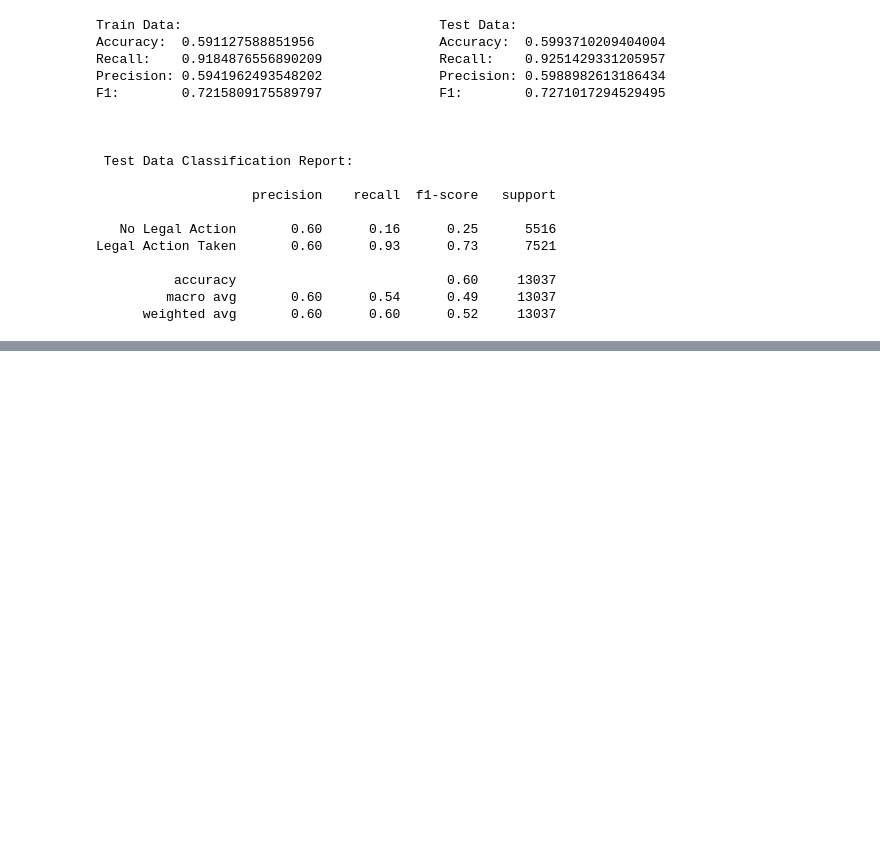
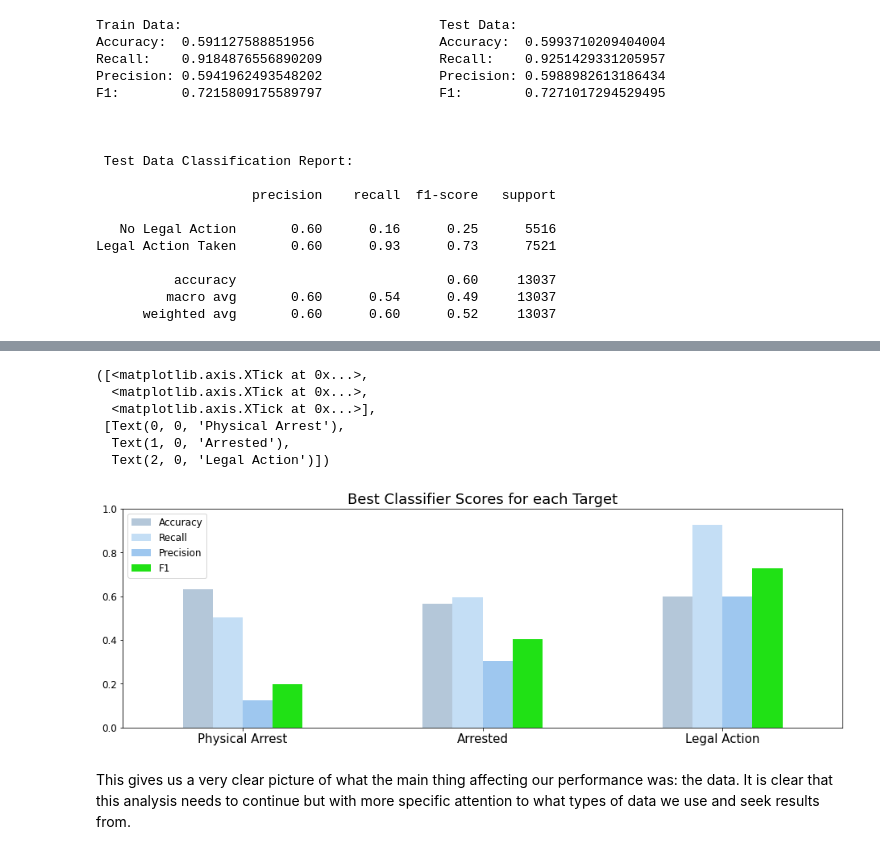
Before and after one commit to shadel96/Terry_Stops_Analysis, a Jupyter notebook: nb_3-new_features_and_targets.ipynb, the cells around one changed output, grey strips where cells are left out. Drawn from its saved outputs; the diff is of its cells as text; code cells hidden in the pictures; blank space fills up the shorter version.

```diff
--- a/nb_3-new_features_and_targets.ipynb
+++ b/nb_3-new_features_and_targets.ipynb
@@ -532,12 +553,0 @@ At the very least, we can compare the scores from all of the models we have made
-# %%
-plt.style.use('seaborn-deep')
-fig, ax = plt.subplots(figsize=(10,5))
-sns.histplot(data = df,
-             x = "Subject_Perceived_Race",
-             hue = "Legal_Action_Taken",
-             multiple='dodge', bins='auto')
-
-ax.set_xlabel('', fontsize=10)
-ax.set_title('Total Stops and Legal Action Taken by Subject Race', fontsize=17)
-plt.legend(labels=['Arrested', 'Stopped'], fontsize=14)
-plt.xticks(rotation= 33, ha='right', rotation_mode='anchor', fontsize=12)
@@ -564,0 +558,28 @@ As is clear from these tests (and as stated above), there are a vast assortment
+# %%
+#compare original logreg to new, highest f1
+orig_v_final = ['xgb_synth', 'arrested_smote_cv', 'legal_cv']
+ending_score_comparison = score_df[score_df['Name'].isin(orig_v_final)]
+
+#visualize scores, with F1 most prominent
+
+colors={'Accuracy':'#b4c7d9', 'Recall':'#c4def5', 'Precision':'#9ec7ef', 'F1':'#20e115'}
+x=[0,1,2]
+labels=['Physical Arrest', 'Arrested', 'Legal Action']
+
+ending_score_comparison.set_index('Name').plot(kind='bar', figsize=(16,5), color=colors,
+                                legend=True, ylim=(0,1), fontsize=12)
+
+plt.title('Best Classifier Scores for each Target', fontsize=18)
+plt.xlabel('', fontsize=16)
+plt.legend(fontsize=12)
+plt.xticks(x,labels, rotation= 0,fontsize=15)
+# %% [output]
+([<matplotlib.axis.XTick at 0x...>,
+  <matplotlib.axis.XTick at 0x...>,
+  <matplotlib.axis.XTick at 0x...>],
+ [Text(0, 0, 'Physical Arrest'),
+  Text(1, 0, 'Arrested'),
+  Text(2, 0, 'Legal Action')])
+[figure, added]
+# %% [markdown]
+This gives us a very clear picture of what the main thing affecting our performance was: the data. It is clear that this analysis needs to continue but with more specific attention to what types of data we use and seek results from.
```
Also changed, not shown: parts of 22 cells of this notebook, 20 other files.
